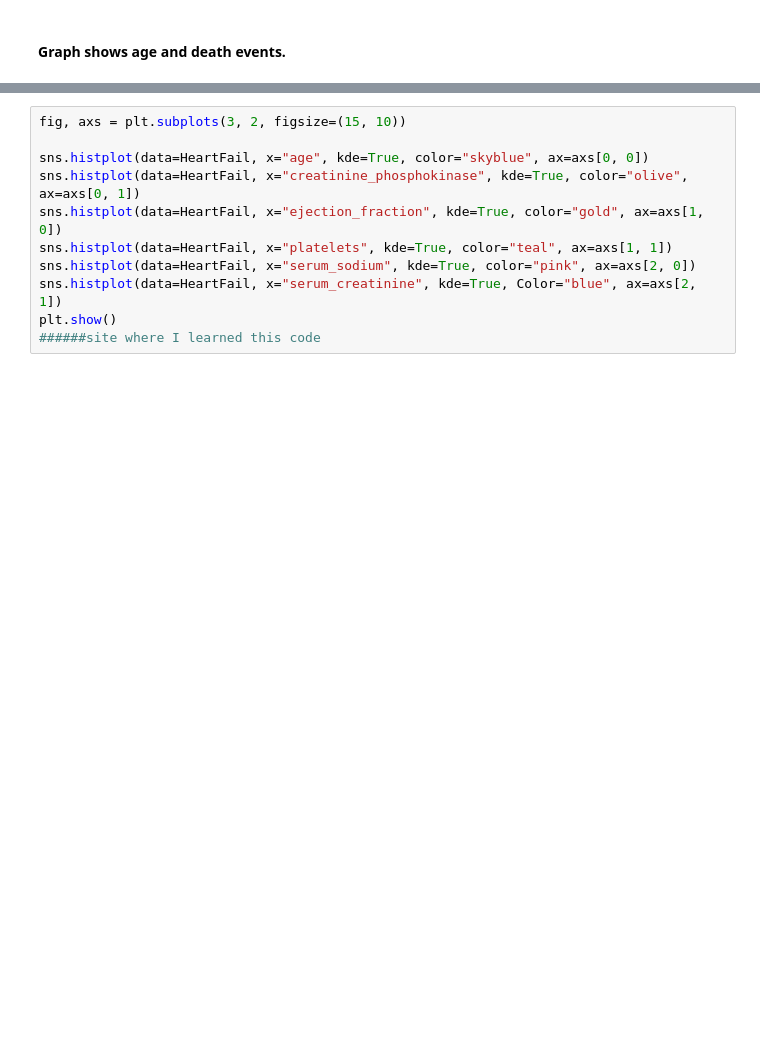
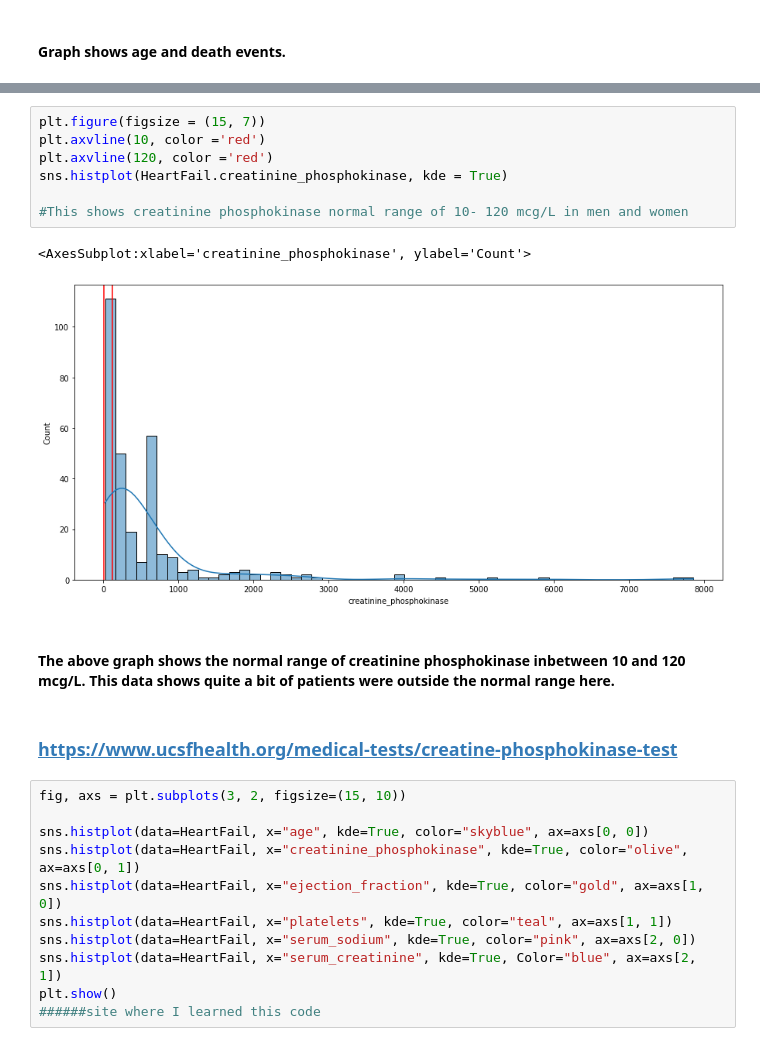
Before and after one commit to sccatalina/Final_Project, a Jupyter notebook: FP_Exploration_Analysis/Heart_Failure_DatasetPy.ipynb, the cells around one changed output, grey strips where cells are left out. Cells and saved outputs as stored; diff of their text form; blank space fills up the shorter version.

```diff
--- a/FP_Exploration_Analysis/Heart_Failure_DatasetPy.ipynb
+++ b/FP_Exploration_Analysis/Heart_Failure_DatasetPy.ipynb
@@ -128,3 +126,17 @@ sns.histplot(HeartFail, x= 'serum_creatinine', kde = True, hue='sex', color ='or
+# %%
+plt.figure(figsize = (15, 7))
+plt.axvline(10, color ='red')
+plt.axvline(120, color ='red')
+sns.histplot(HeartFail.creatinine_phosphokinase, kde = True)
+
+#This shows creatinine phosphokinase normal range of 10- 120 mcg/L in men and women
+# %% [output]
+<AxesSubplot:xlabel='creatinine_phosphokinase', ylabel='Count'>
+[figure, added]
+# %% [markdown]
+#### The above graph shows the normal range of creatinine phosphokinase inbetween 10 and 120  mcg/L. This data shows quite a bit of patients were outside the normal range here.
+# %% [markdown]
+### https://www.ucsfhealth.org/medical-tests/creatine-phosphokinase-test
 # %%
 fig, axs = plt.subplots(3, 2, figsize=(15, 10))
 
```
Also changed, not shown: parts of 53 cells of this notebook.
